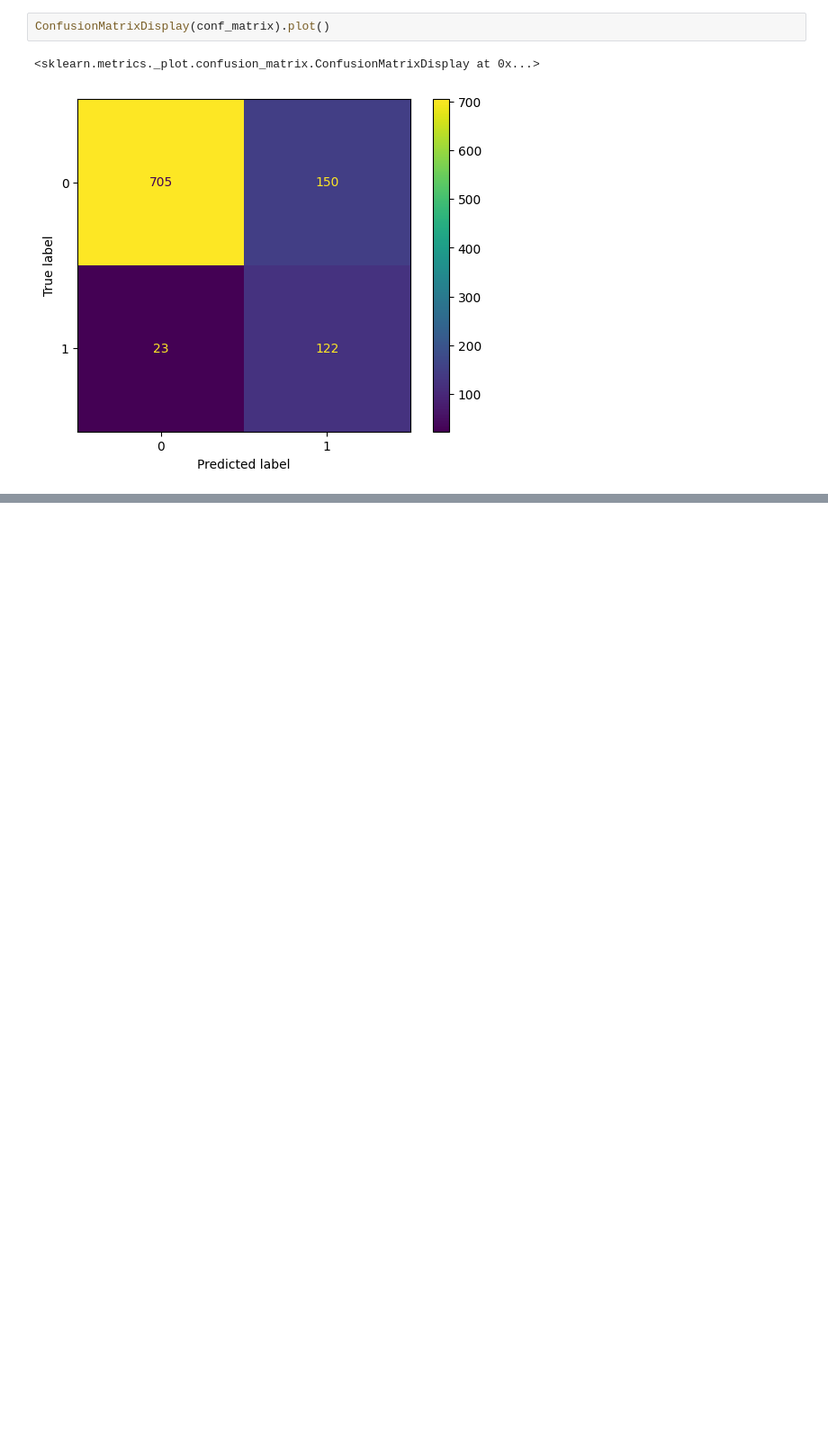
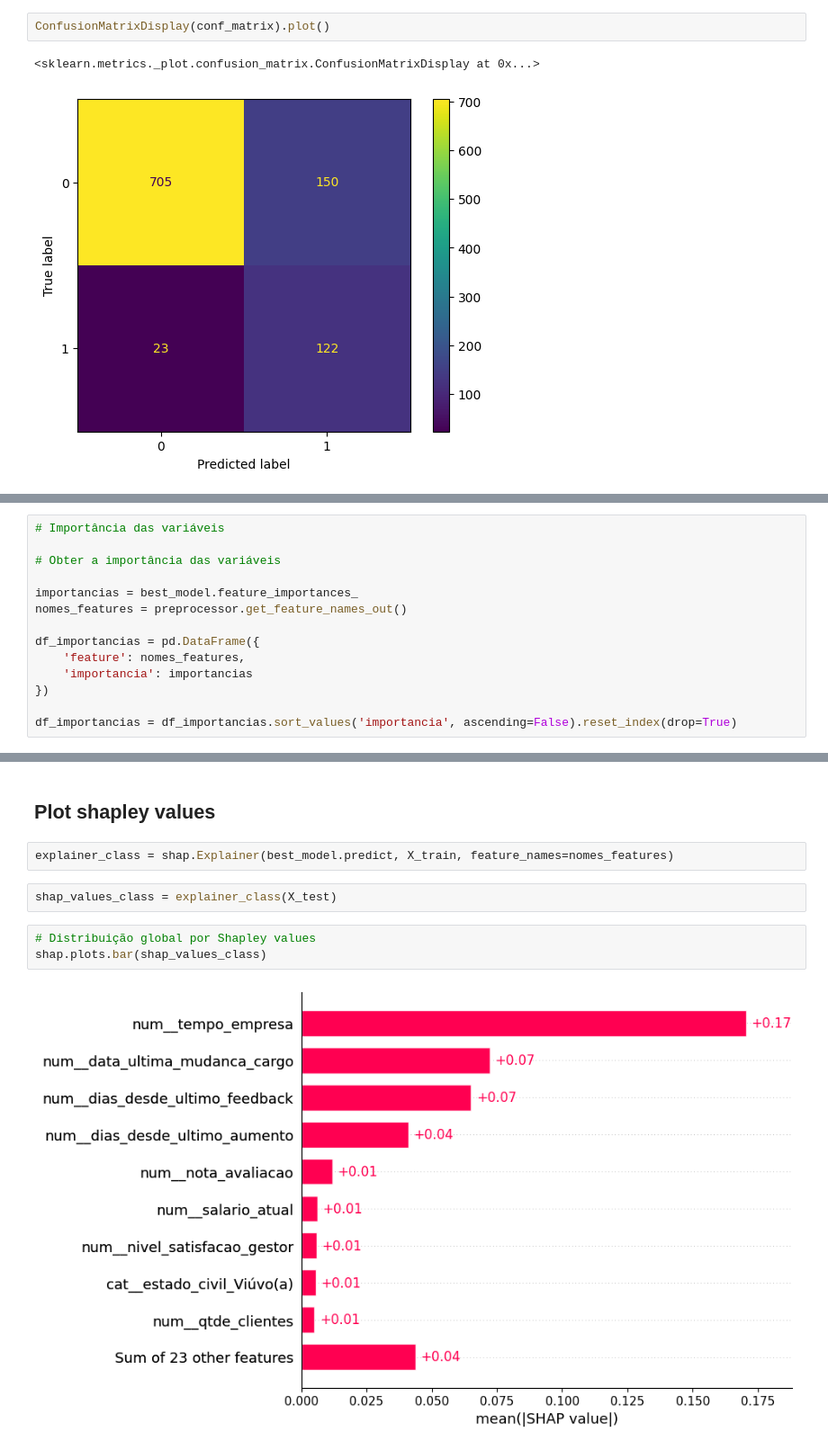
Before and after one commit to MatheusGustavoo/employee_churn, a Jupyter notebook: estudo.ipynb, the cells around one changed output, grey strips where cells are left out. Shown at 90% size. Cells and saved outputs as stored; diff of their text form; blank space fills up the shorter version.

Commit message:
Adição das métricas de Shapley

```diff
--- a/estudo.ipynb
+++ b/estudo.ipynb
@@ -577,0 +580,14 @@ ConfusionMatrixDisplay(conf_matrix).plot()
+# %%
+# Importância das variáveis
+
+# Obter a importância das variáveis
+
+importancias = best_model.feature_importances_
+nomes_features = preprocessor.get_feature_names_out()
+
+df_importancias = pd.DataFrame({
+    'feature': nomes_features,
+    'importancia': importancias
+})
+
+df_importancias = df_importancias.sort_values('importancia', ascending=False).reset_index(drop=True)
@@ -577,0 +602,11 @@ ConfusionMatrixDisplay(conf_matrix).plot()
+# %% [markdown]
+## Plot shapley values
+# %%
+explainer_class = shap.Explainer(best_model.predict, X_train, feature_names=nomes_features)
+# %%
+shap_values_class = explainer_class(X_test)
+# %%
+# Distribuição global por Shapley values
+shap.plots.bar(shap_values_class)
+# %% [output]
+[figure, added]
```
Also changed, not shown: parts of 9 cells of this notebook.
